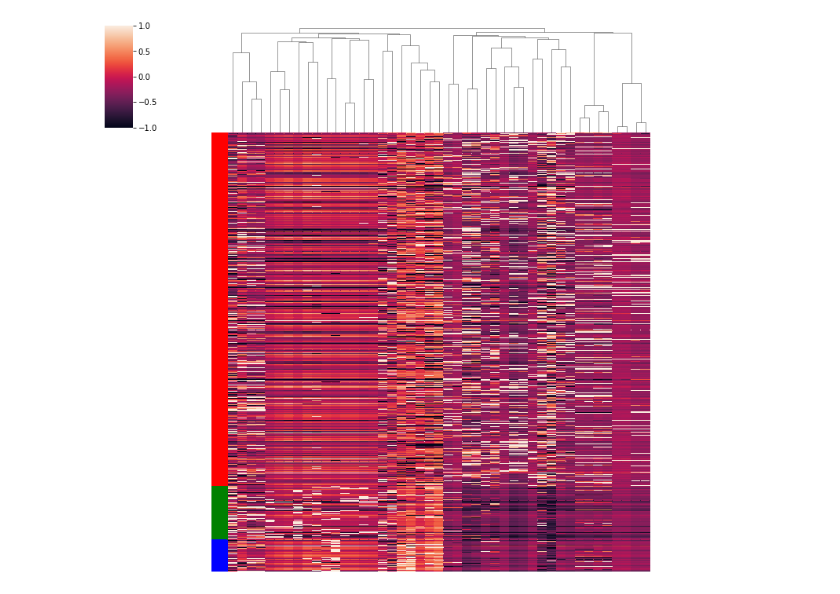
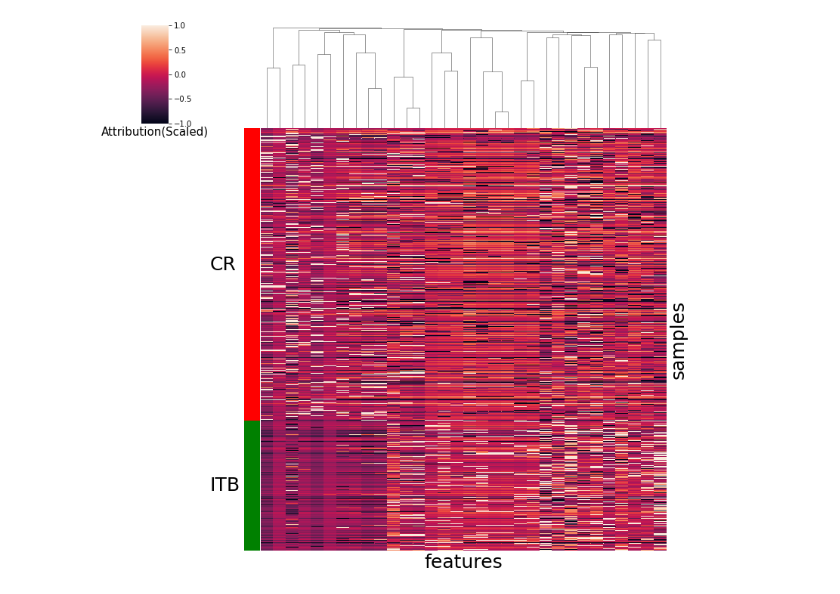
Before and after one commit to Lukeming-tsinghua/Interpretable-NN-for-IBD-diagnosis, a Jupyter notebook: script/analysis.ipynb, the cells around one changed output. Drawn from its saved outputs; the diff is of its cells as text; code cells hidden in the pictures.

```diff
--- a/script/analysis.ipynb
+++ b/script/analysis.ipynb
@@ -74,7 +66,7 @@ with open("vocab_ngram-roberta-sum.pkl","rb") as f:
 # %%
 atts = []
 labels = []
-for i in range(3):
+for i in range(2):
     atts.append(attmatrix[label.ravel()==i, :])
     labels.append(np.array([i]*np.sum(label.ravel()==i)))
 attmatrix = np.concatenate(atts)
@@ -118,7 +110,7 @@ def correct_pvalues_for_multiple_testing(pvalues, correction_type = "Benjamini-H
     return new_pvalues
 # %%
 res = []
-for cls in range(3):
+for cls in range(2):
     mean_cls = attm_with_vars[label==cls].mean(axis=0)
     mean_ncls = attm_with_vars[label!=cls].mean(axis=0)
     sep = mean_cls-mean_ncls
@@ -132,7 +124,7 @@ for cls in range(3):
     pvalue = correct_pvalues_for_multiple_testing(pvalue)
     result = pd.DataFrame({"idx":list(range(sep.shape[0])),"sep":sep,"pvalue":pvalue})
     result['sig'] = 'normal'
-    result.loc[(result.sep > 0 )&(result.pvalue < 1e-7),'sig'] = 'up'
+    result.loc[(result.sep > 0 )&(result.pvalue < 1e-4),'sig'] = 'up' #1e-7for CNN
     posresult = result[result["sig"] == 'up'].sort_values("sep",ascending=False)
     res.append(list(posresult["idx"].iloc[0:30]))
 # %%
@@ -171,7 +162,0 @@ print(len(select_idx))
-# %%
-pca = TSNE(n_components=2)
-attmatrix_pca = pca.fit_transform(attm_with_ttest)
-for i in range(3):
-        plt.scatter(attmatrix_pca[label==i,0], attmatrix_pca[label==i,1], alpha=0.8, label='%s' % i, s=1)
-plt.legend()
-plt.show()
@@ -179,0 +166,13 @@ plt.show()
+# %%
+plotdata = []
+for i in range(2):
+    plotdata.append(np.concatenate((attmatrix_pca[label==i,:],i * np.ones((len(attmatrix_pca[label==i,:]),1))),axis=1))
+plotdata = np.concatenate(plotdata, axis=0)
+plotdata = pd.DataFrame(plotdata)
+plotdata.columns = ("X", "Y", "Label")
+plotdata.loc[plotdata["Label"] == 0,"Label"] = "CR"
+plotdata.loc[plotdata["Label"] == 1,"Label"] = "ITB"
+sns.scatterplot(x="X", y="Y", hue="Label", data=plotdata
+               ,s=5)
+plt.legend(title="Disease")
+plt.show()
@@ -180,12 +181,18 @@ plt.show()
 # %%
 pattm = attm_with_ttest
 for i in range(pattm.shape[0]):
     pattm[i, :] = pattm[i, :] - pattm[i, :].mean()
 for i in range(pattm.shape[1]):
     pattm[:, i] = (pattm[:, i] - pattm[:, i].mean())/pattm[:, i].std()
 cm = sns.clustermap(pattm,vmin=-1, vmax=1, row_cluster=False,
                row_colors=["rgb"[l] for l in label],
                xticklabels=False,
                yticklabels=False,)
+plt.xlabel("Attribution(Scaled)", size=15)
+plt.text(4, -4, "CR", size = 25)
+plt.text(4, -8.5, "ITB", size = 25)
+cm.ax_heatmap.set_xlabel("features",size=25)
+cm.ax_heatmap.set_ylabel("samples",size=25)
+plt.show()
 # %% [output]
-[figure, old version]
+[figure, new version]
```
Also changed, not shown: parts of 13 cells of this notebook, 8 other files.
